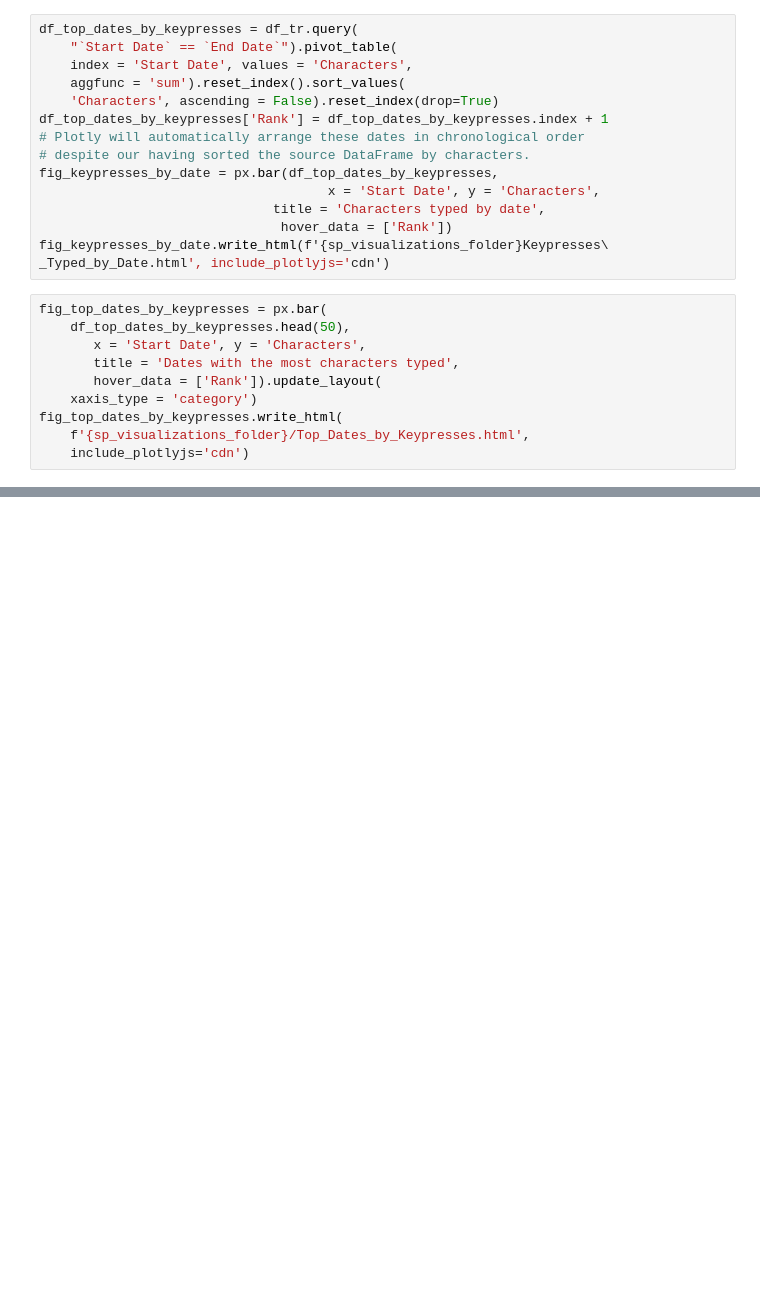
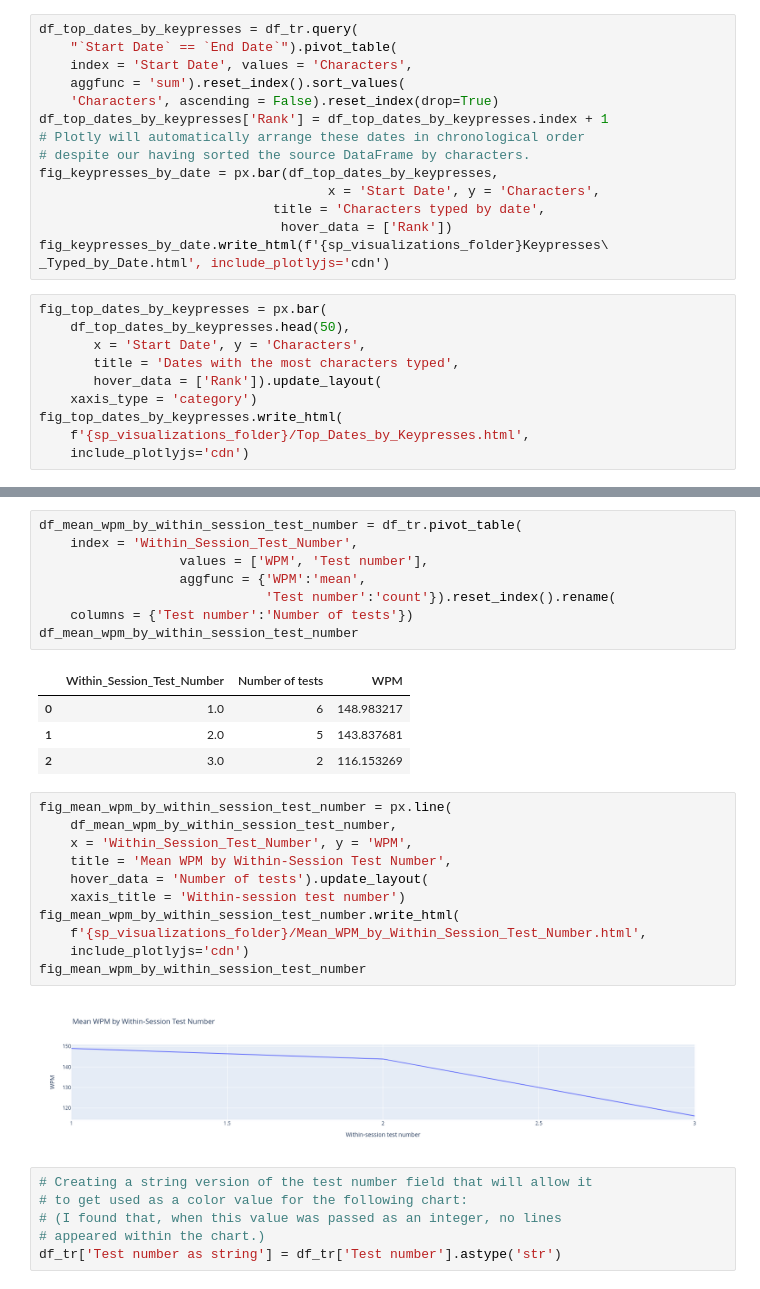
Before and after one commit to redzimski/cpp_tttb, a Jupyter notebook: build/sp_visualizations.ipynb, the cells around one changed output, grey strips where cells are left out. Drawn from its saved outputs; the diff is of its cells as text; blank space fills up the shorter version.

```diff
--- a/build/sp_visualizations.ipynb
+++ b/build/sp_visualizations.ipynb
@@ -269,0 +267,32 @@ fig_top_dates_by_keypresses.write_html(
+# %%
+df_mean_wpm_by_within_session_test_number = df_tr.pivot_table(
+    index = 'Within_Session_Test_Number',
+                  values = ['WPM', 'Test number'],
+                  aggfunc = {'WPM':'mean',
+                             'Test number':'count'}).reset_index().rename(
+    columns = {'Test number':'Number of tests'})
+df_mean_wpm_by_within_session_test_number
+# %% [output]
+|  | Within_Session_Test_Number | Number of tests | WPM |
+| 0 | 1.0 | 6 | 148.983217 |
+| 1 | 2.0 | 5 | 143.837681 |
+| 2 | 3.0 | 2 | 116.153269 |
+# %%
+fig_mean_wpm_by_within_session_test_number = px.line(
+    df_mean_wpm_by_within_session_test_number,
+    x = 'Within_Session_Test_Number', y = 'WPM',
+    title = 'Mean WPM by Within-Session Test Number',
+    hover_data = 'Number of tests').update_layout(
+    xaxis_title = 'Within-session test number')
+fig_mean_wpm_by_within_session_test_number.write_html(
+    f'{sp_visualizations_folder}/Mean_WPM_by_Within_Session_Test_Number.html',
+    include_plotlyjs='cdn')
+fig_mean_wpm_by_within_session_test_number
+# %% [output]
+[figure, added]
+# %%
+# Creating a string version of the test number field that will allow it
+# to get used as a color value for the following chart:
+# (I found that, when this value was passed as an integer, no lines
+# appeared within the chart.)
+df_tr['Test number as string'] = df_tr['Test number'].astype('str')
```
Also changed, not shown: parts of 11 cells of this notebook, 30 other files.
